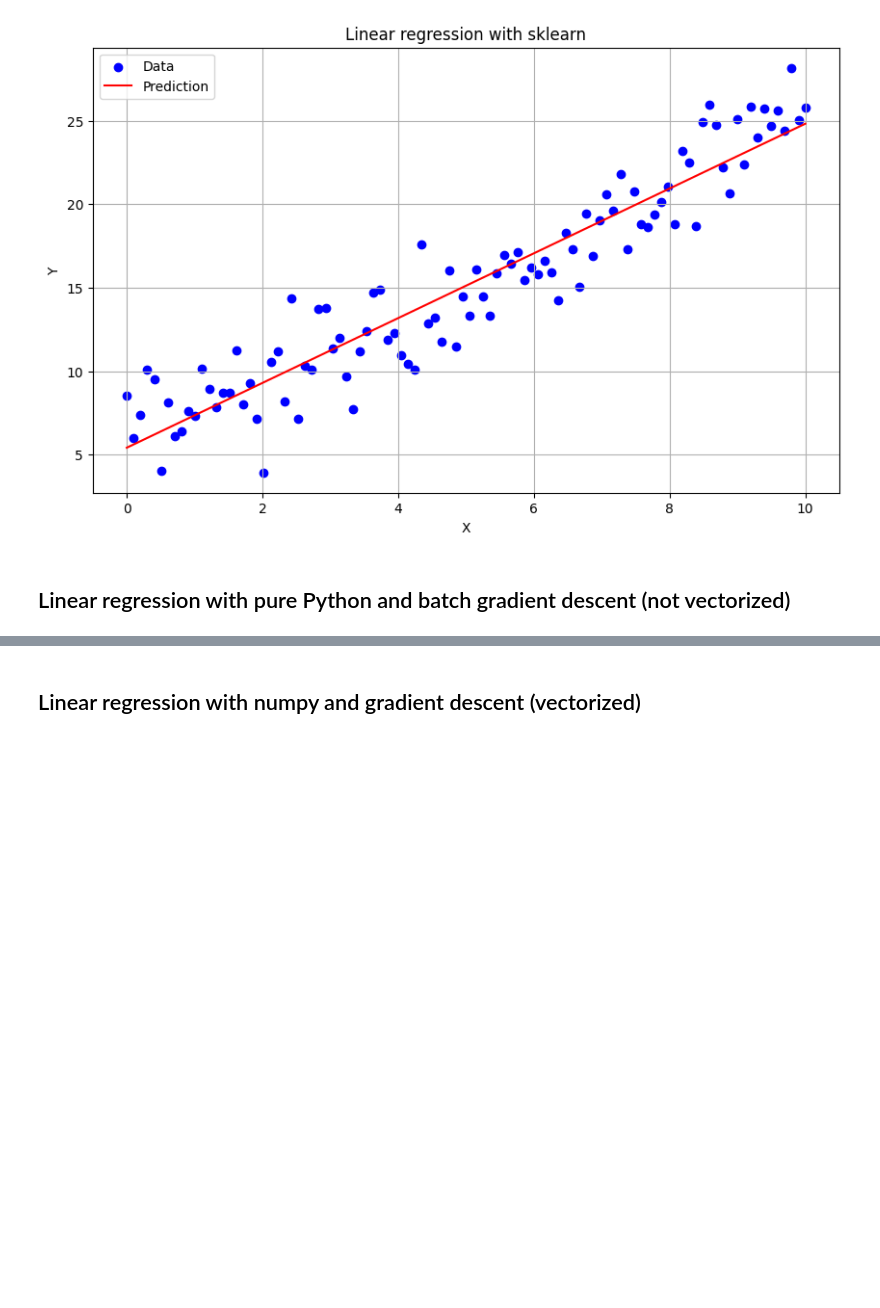
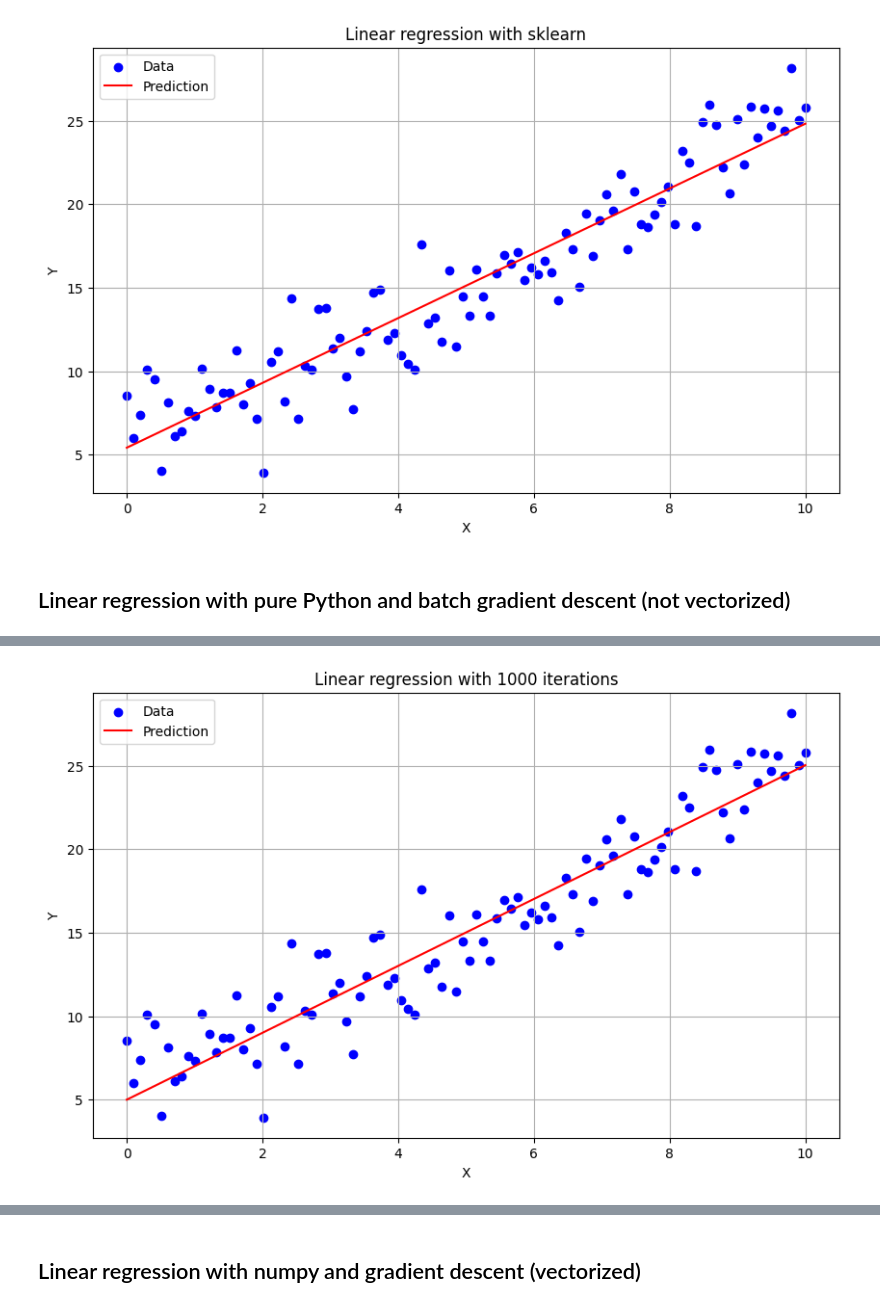
Before and after one commit to seven-dev/understanding-through-implementation, a Jupyter notebook: src/linear-regression/linear-regression-with-gradient-descent.ipynb, the cells around one changed output, grey strips where cells are left out. Drawn from its saved outputs; the diff is of its cells as text; code cells hidden in the pictures; blank space fills up the shorter version.

Commit message:
Fixed graphs and implemented the vectorized version of LR

```diff
--- a/src/linear-regression/linear-regression-with-gradient-descent.ipynb
+++ b/src/linear-regression/linear-regression-with-gradient-descent.ipynb
@@ -27,7 +28,7 @@ df.head()
 | 4 | 0.40404 | 9.543197 |
 # %%
 # Display data
-def display_data(title, x, y, pred_y=None, show=True):
+def display_data(title, x, y, pred_y=None):
     plt.figure(figsize=(10, 6))
     plt.scatter(x, y, color='blue', label='Data')
     if pred_y is not None:
@@ -37,8 +38,6 @@ def display_data(title, x, y, pred_y=None, show=True):
     plt.ylabel('Y')
     plt.legend()
     plt.grid(True)
-    if show:
-        plt.show()
     # To be able to draw all plots together
     return plt.gcf()
 display_data('Generated data to apply linear regression', x, y, None)
@@ -131,14 +125,18 @@ class PurePythonLinearRegression:
         # "Batch" because it uses all training examples
         current_loss = self.loss_function(x, y)
         for i in range(0, iterations):
-            logging.info(f'Iteration {i}/{iterations}\tLoss: {current_loss}')
+            if i % (iterations/10) == 0:
+                # Only log every 1 tenth of the iterations
+                logging.info(f'Iteration {i}/{iterations}\tLoss: {current_loss}')
             self.weights = self.update_weights(learning_rate, x, y)
             current_loss = self.loss_function(x, y)
 
-        logging.info(f'Iteration {i+1}/{iterations}\tLoss: {current_loss}')
+        logging.info(f'Final {i+1}/{iterations}\tLoss: {current_loss}\tWeights: {self.weights}')
+        logging.info(f'Equation: y(x) = {self.weights[1]}x + {self.weights[0]}')
 # %%
+%%time
 lr = PurePythonLinearRegression()
-lr.train(x, y, iterations=10, learning_rate=0.01)
+iterations = 1000
+lr.train(x, y, iterations, learning_rate=0.01)
 pred_y = lr.weighted_prediction(x)
-fig3 = display_data('Linear regression with 10 iterations', x, y, pred_y)
 # %% [output]
@@ -158 +157,5 @@ INFO:root:Iteration 10/10       Loss: 5.078705283069699
+# %%
+fig3 = display_data(f'Linear regression with {iterations} iterations', x, y, pred_y)
+# %% [output]
+[figure, added]
 # %%
```
Also changed, not shown: parts of 11 cells of this notebook.
